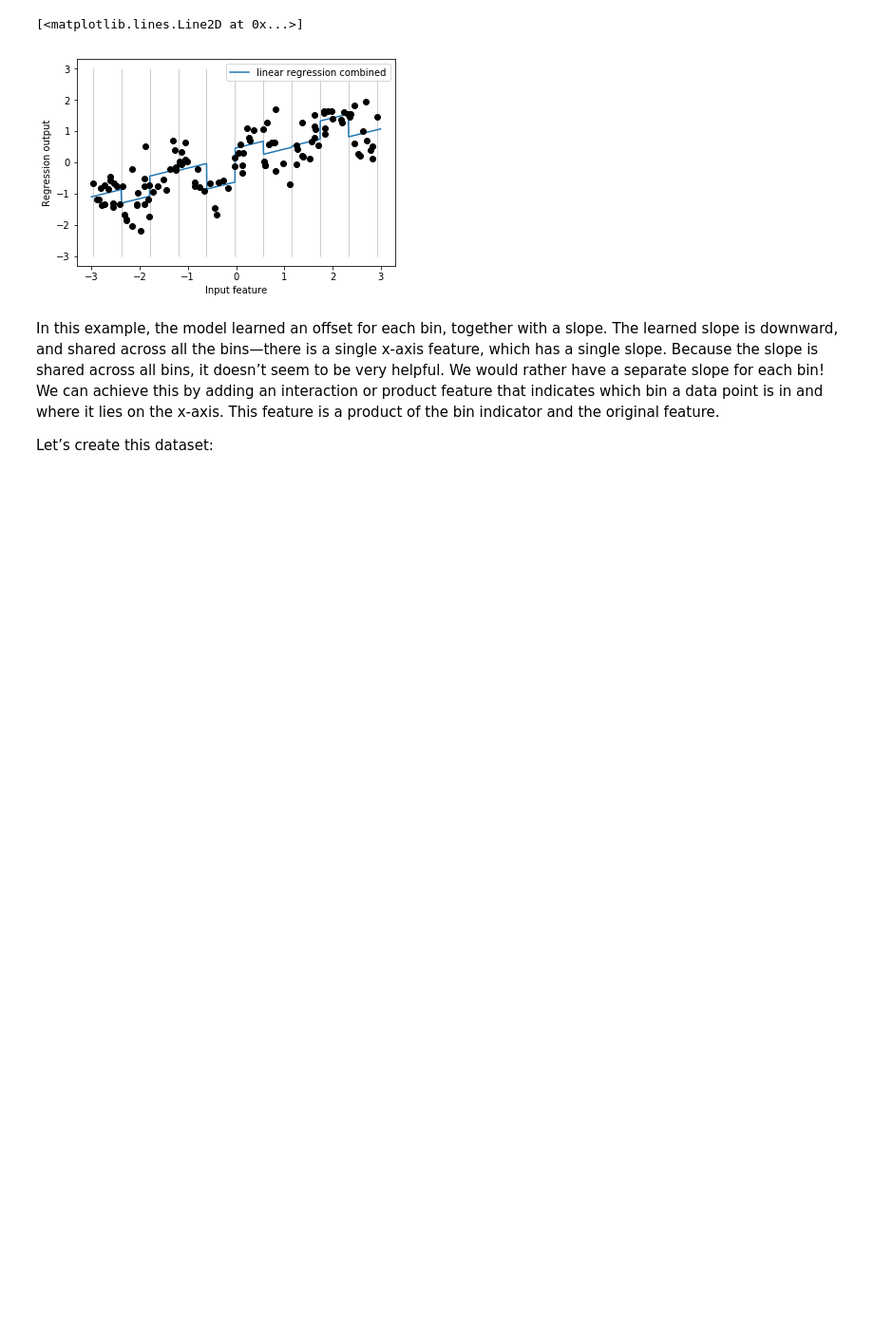
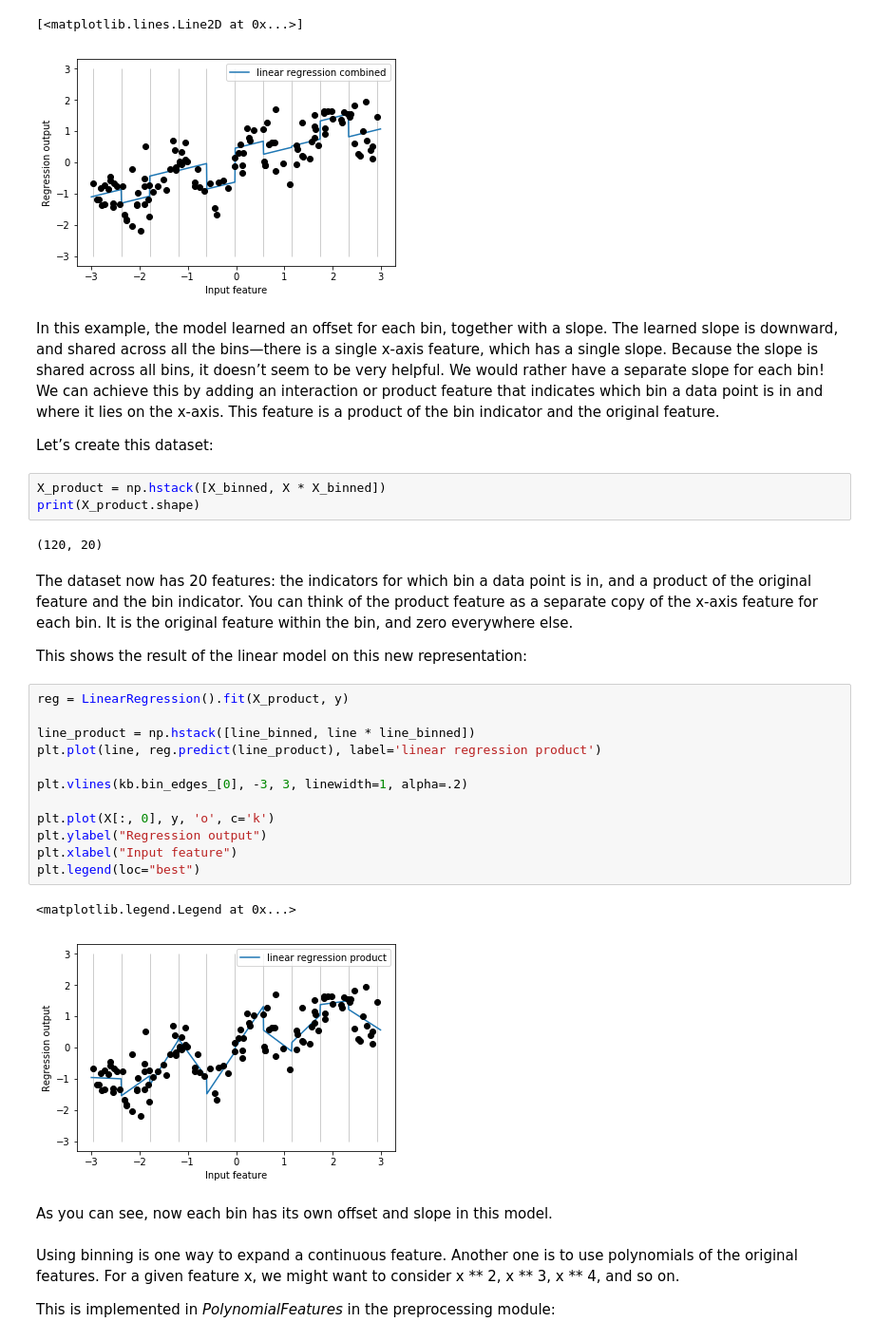
Before and after one commit to carlhinderer/python-ml-intro, a Jupyter notebook: notebooks/04_feature_engineering/d_interactions_and_polynomials.ipynb, the cells around one changed output. Shown: that part at 95% size. Saved outputs shown, nothing was run; the diff lists cells and outputs as text; blank space fills up the shorter version.

```diff
--- a/notebooks/04_feature_engineering/d_interactions_and_polynomials.ipynb
+++ b/notebooks/04_feature_engineering/d_interactions_and_polynomials.ipynb
@@ -50,3 +50,33 @@ plt.plot(X[:, 0], y, 'o', c='k')
 In this example, the model learned an offset for each bin, together with a slope. The learned slope is downward, and shared across all the bins—there is a single x-axis feature, which has a single slope. Because the slope is shared across all bins, it doesn’t seem to be very helpful. We would rather have a separate slope for each bin! We can achieve this by adding an interaction or product feature that indicates which bin a data point is in and where it lies on the x-axis. This feature is a product of the bin indicator and the original feature.
 
 Let’s create this dataset:
+# %%
+X_product = np.hstack([X_binned, X * X_binned])
+print(X_product.shape)
+# %% [output]
+(120, 20)
+# %% [markdown]
+The dataset now has 20 features: the indicators for which bin a data point is in, and a product of the original feature and the bin indicator. You can think of the product feature as a separate copy of the x-axis feature for each bin. It is the original feature within the bin, and zero everywhere else.
+
+This shows the result of the linear model on this new representation:
+# %%
+reg = LinearRegression().fit(X_product, y)
+
+line_product = np.hstack([line_binned, line * line_binned])
+plt.plot(line, reg.predict(line_product), label='linear regression product')
+
+plt.vlines(kb.bin_edges_[0], -3, 3, linewidth=1, alpha=.2)
+
+plt.plot(X[:, 0], y, 'o', c='k')
+plt.ylabel("Regression output")
+plt.xlabel("Input feature")
+plt.legend(loc="best")
+# %% [output]
+<matplotlib.legend.Legend at 0x...>
+[figure, added]
+# %% [markdown]
+As you can see, now each bin has its own offset and slope in this model.
+# %% [markdown]
+Using binning is one way to expand a continuous feature. Another one is to use polynomials of the original features. For a given feature x, we might want to consider x ** 2, x ** 3, x ** 4, and so on.
+
+This is implemented in *PolynomialFeatures* in the preprocessing module:
```
Also changed, not shown: parts of 10 cells of this notebook.
